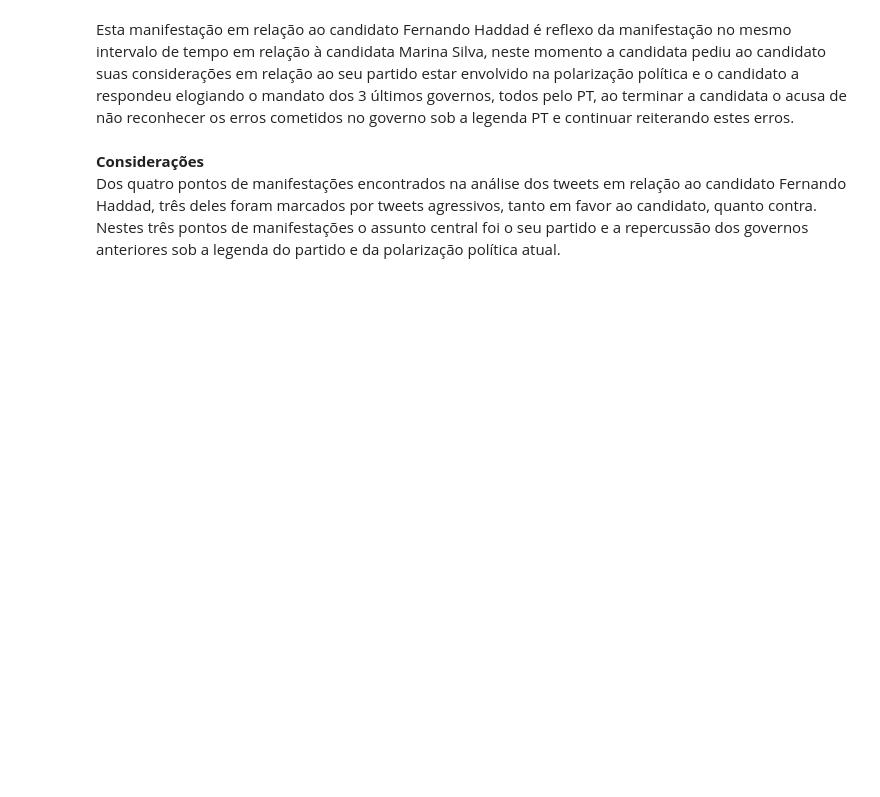
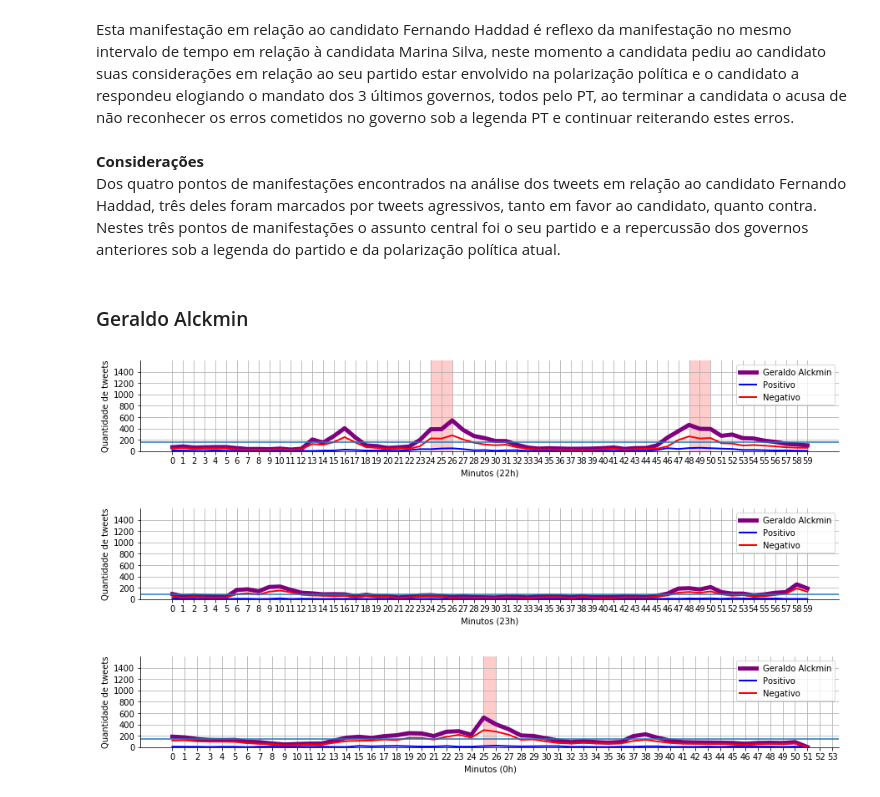
Before and after one commit to bambrozim/DebatePresidenciaveisGlobo2018, a Jupyter notebook: Debate Presidenciáveis Globo - 2018.ipynb, the cells around one changed output. Saved outputs shown, nothing was run; the diff lists cells and outputs as text; code cells hidden in the pictures; blank space fills up the shorter version.

Commit message:
Added sentiment analysis for candidates Geraldo Alckmin and Henrique Meirelles

```diff
--- a/Debate Presidenciáveis Globo - 2018.ipynb
+++ b/Debate Presidenciáveis Globo - 2018.ipynb
@@ -704,3 +704,11 @@ Esta manifestação em relação ao candidato Fernando Haddad é reflexo da mani
 # %% [markdown]
 **Considerações**<br>
 Dos quatro pontos de manifestações encontrados na análise dos tweets em relação ao candidato Fernando Haddad, três deles foram marcados por tweets agressivos, tanto em favor ao candidato, quanto contra. Nestes três pontos de manifestações o assunto central foi o seu partido e a repercussão dos governos anteriores sob a legenda do partido e da polarização política atual.
+# %% [markdown]
+### Geraldo Alckmin
+# %%
+plot_distribuicao_sentimento(full_tweets, 'alckmin', 2.44)
+# %% [output]
+[figure, added]
+[figure, added]
+[figure, added]
```
Also changed, not shown: parts of 19 cells of this notebook.
